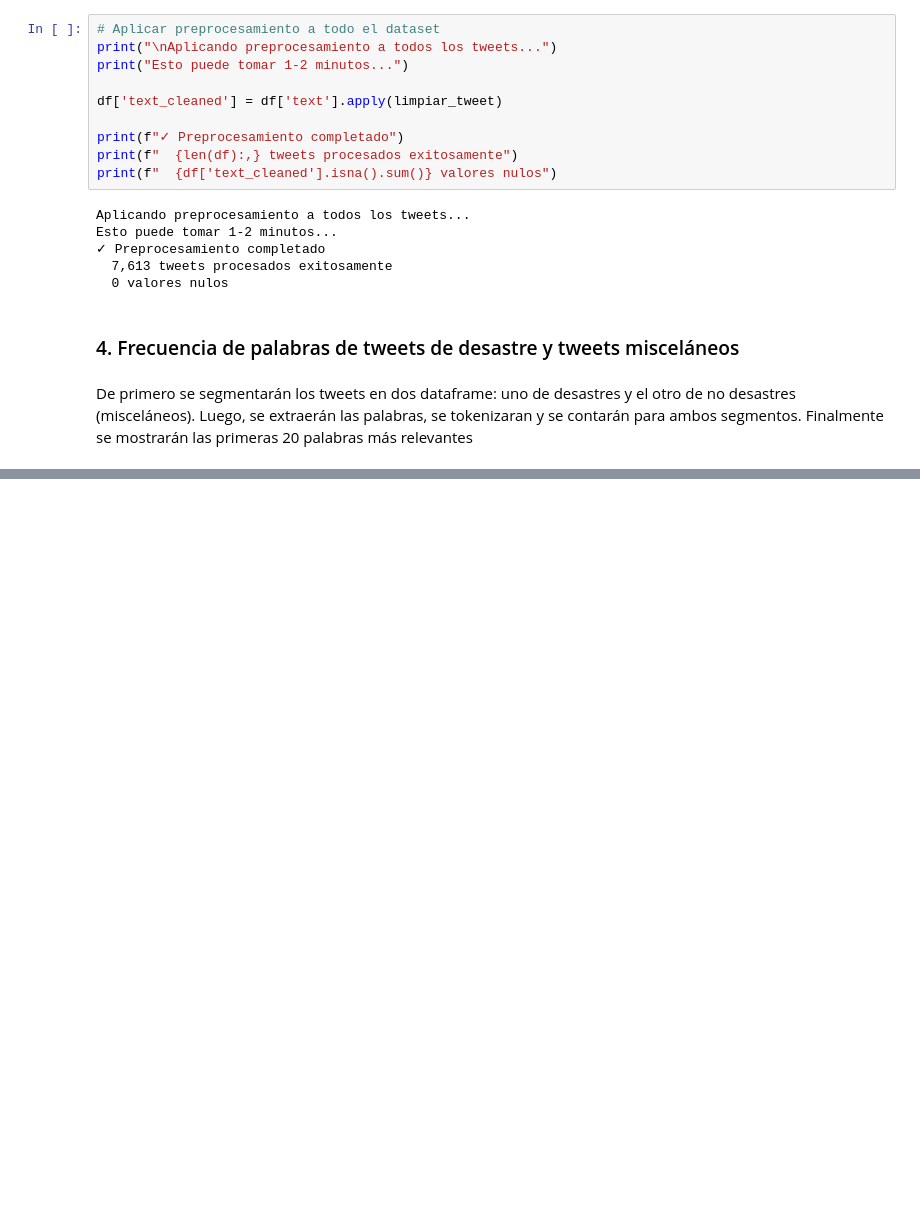
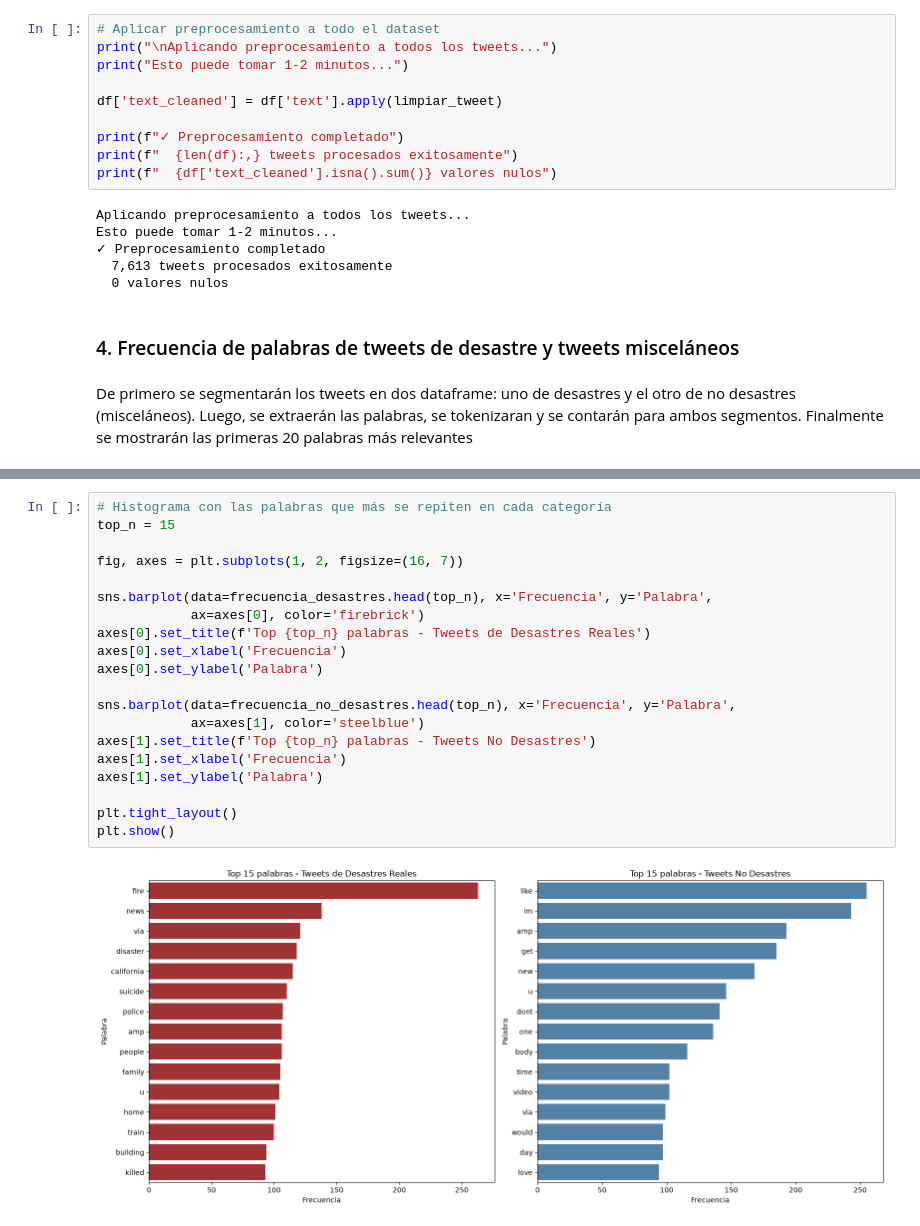
Before and after one commit to CindyGualim/Lab05-DataScience, a Jupyter notebook: Laboratorio_5_Mineria_Textos-checkpoint.ipynb, the cells around one changed output, grey strips where cells are left out. Drawn from its saved outputs; the diff is of its cells as text; blank space fills up the shorter version.

```diff
--- a/Laboratorio_5_Mineria_Textos-checkpoint.ipynb
+++ b/Laboratorio_5_Mineria_Textos-checkpoint.ipynb
@@ -494,0 +537,22 @@ TOP 15 PALABRAS EN TWEETS DE NO DESASTRES (Target = 0):
+# %%
+# Histograma con las palabras que más se repiten en cada categoría
+top_n = 15
+
+fig, axes = plt.subplots(1, 2, figsize=(16, 7))
+
+sns.barplot(data=frecuencia_desastres.head(top_n), x='Frecuencia', y='Palabra',
+            ax=axes[0], color='firebrick')
+axes[0].set_title(f'Top {top_n} palabras - Tweets de Desastres Reales')
+axes[0].set_xlabel('Frecuencia')
+axes[0].set_ylabel('Palabra')
+
+sns.barplot(data=frecuencia_no_desastres.head(top_n), x='Frecuencia', y='Palabra',
+            ax=axes[1], color='steelblue')
+axes[1].set_title(f'Top {top_n} palabras - Tweets No Desastres')
+axes[1].set_xlabel('Frecuencia')
+axes[1].set_ylabel('Palabra')
+
+plt.tight_layout()
+plt.show()
+# %% [output]
+[figure, added]
```
Also changed, not shown: parts of 25 cells of this notebook.
